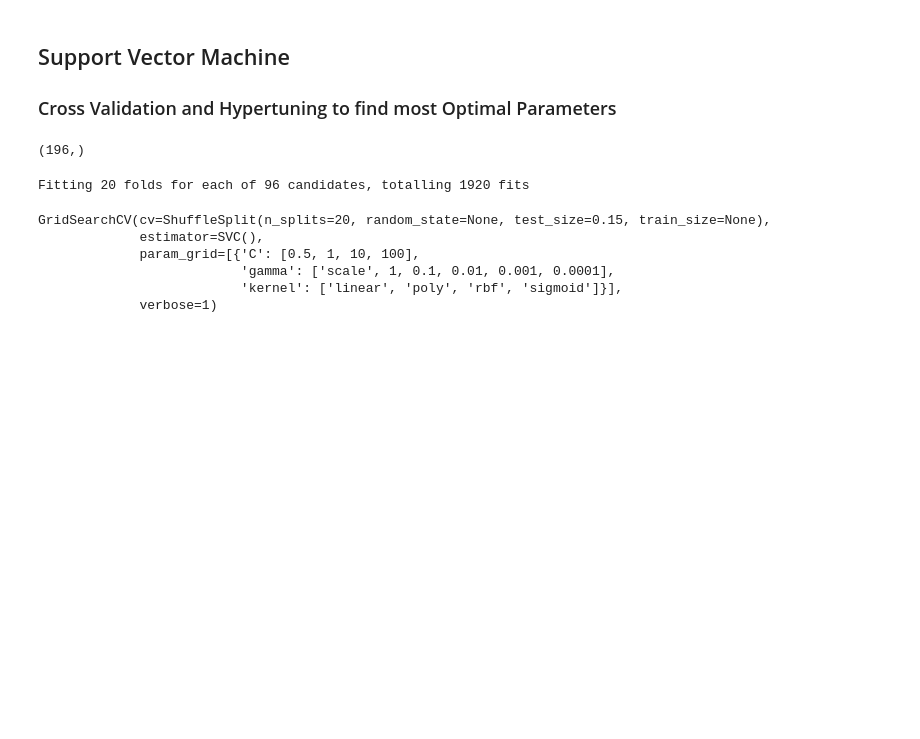
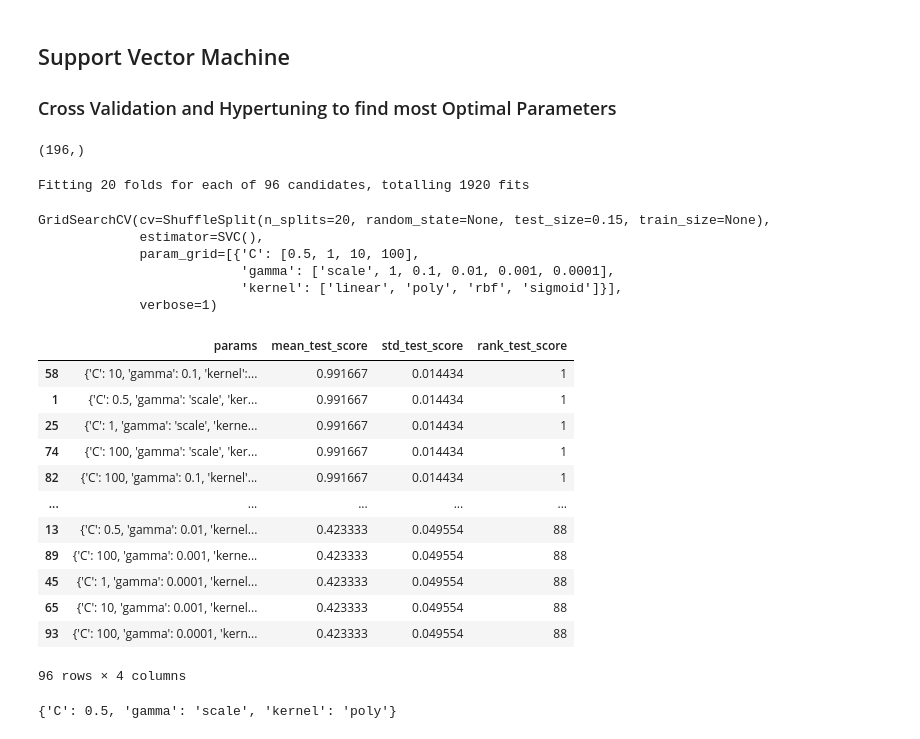
Before and after one commit to Priyagha/Chronic_Kidney_Disease, a Jupyter notebook: Chronic_Kidney_Disease.ipynb, the cells around one changed output. Drawn from its saved outputs; the diff is of its cells as text; code cells hidden in the pictures; blank space fills up the shorter version.

Commit message:
Getting the best parameters for SVM

```diff
--- a/Chronic_Kidney_Disease.ipynb
+++ b/Chronic_Kidney_Disease.ipynb
@@ -231,3 +231,25 @@ GridSearchCV(cv=ShuffleSplit(n_splits=20, random_state=None, test_size=0.15, tra
                           'gamma': ['scale', 1, 0.1, 0.01, 0.001, 0.0001],
                           'kernel': ['linear', 'poly', 'rbf', 'sigmoid']}],
              verbose=1)
+# %%
+parameters_HT_df = pd.DataFrame(optimal_params.cv_results_)[['params', 'mean_test_score', 'std_test_score', 'rank_test_score']].sort_values(by = 'rank_test_score')
+parameters_HT_df
+# %% [output]
+|  | params | mean_test_score | std_test_score | rank_test_score |
+| 58 | {'C': 10, 'gamma': 0.1, 'kernel':... | 0.991667 | 0.014434 | 1 |
+| 1 | {'C': 0.5, 'gamma': 'scale', 'ker... | 0.991667 | 0.014434 | 1 |
+| 25 | {'C': 1, 'gamma': 'scale', 'kerne... | 0.991667 | 0.014434 | 1 |
+| 74 | {'C': 100, 'gamma': 'scale', 'ker... | 0.991667 | 0.014434 | 1 |
+| 82 | {'C': 100, 'gamma': 0.1, 'kernel'... | 0.991667 | 0.014434 | 1 |
+| ... | ... | ... | ... | ... |
+| 13 | {'C': 0.5, 'gamma': 0.01, 'kernel... | 0.423333 | 0.049554 | 88 |
+| 89 | {'C': 100, 'gamma': 0.001, 'kerne... | 0.423333 | 0.049554 | 88 |
+| 45 | {'C': 1, 'gamma': 0.0001, 'kernel... | 0.423333 | 0.049554 | 88 |
+| 65 | {'C': 10, 'gamma': 0.001, 'kernel... | 0.423333 | 0.049554 | 88 |
+| 93 | {'C': 100, 'gamma': 0.0001, 'kern... | 0.423333 | 0.049554 | 88 |
+96 rows × 4 columns
+# %%
+best_params = optimal_params.best_params_
+print(best_params)
+# %% [output]
+{'C': 0.5, 'gamma': 'scale', 'kernel': 'poly'}
```
